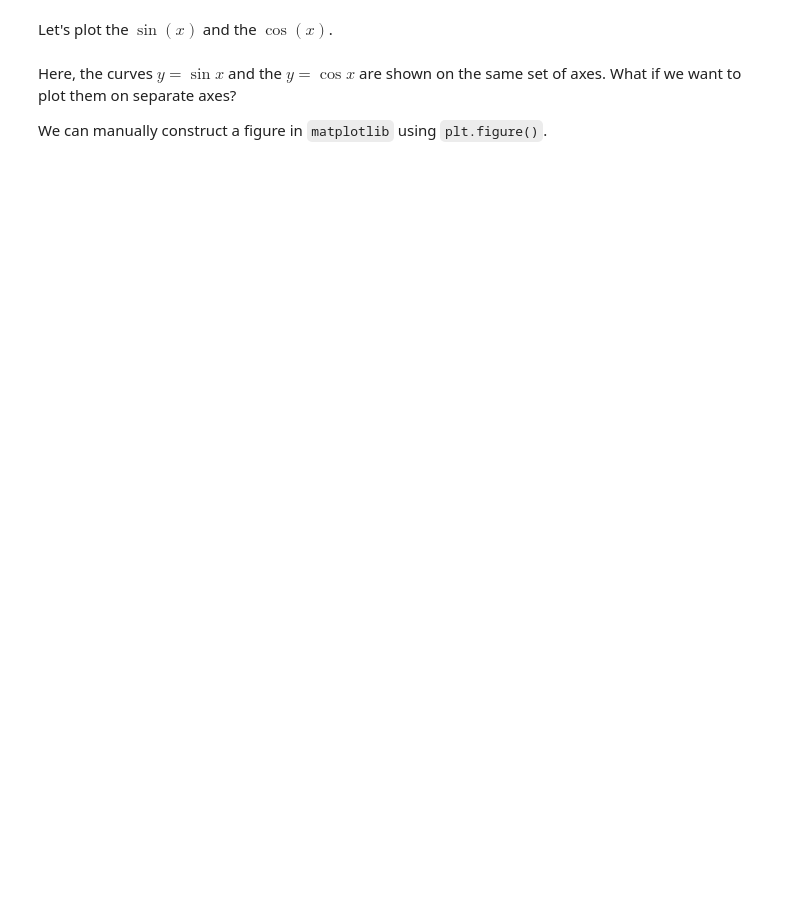
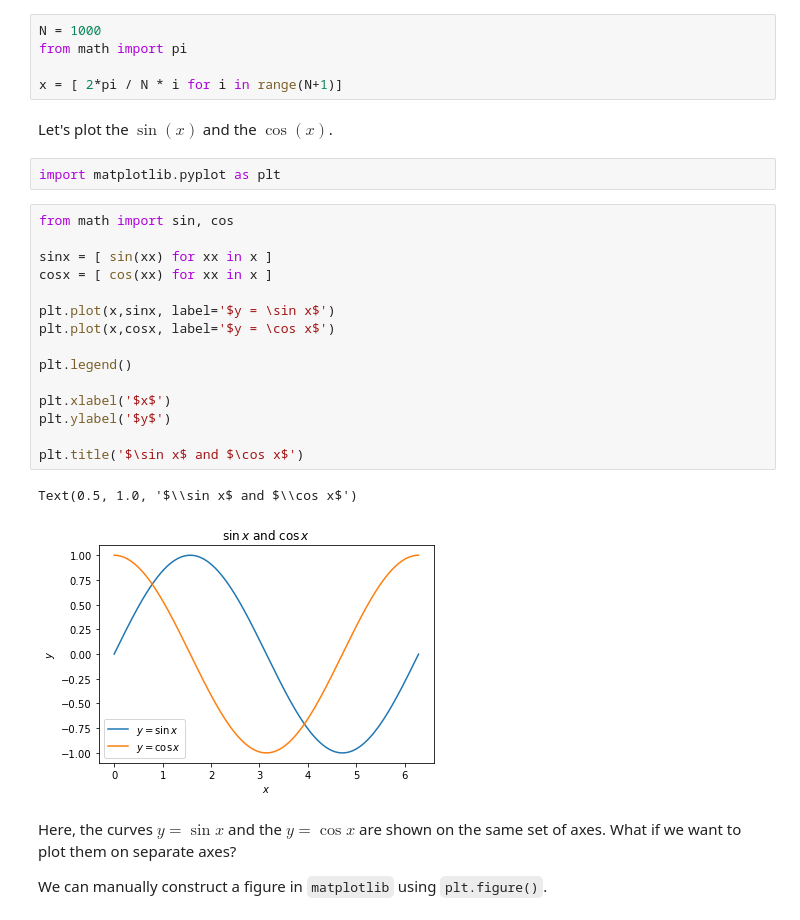
Before and after one commit to jllottes/jllottes.github.io, a Jupyter notebook: _static/weekly_notebooks/week05_notebook.ipynb, the cells around one changed output. Drawn from its saved outputs; the diff is of its cells as text; blank space fills up the shorter version.

```diff
--- a/_static/weekly_notebooks/week05_notebook.ipynb
+++ b/_static/weekly_notebooks/week05_notebook.ipynb
@@ -2,8 +2,33 @@
 # February 27, 2022
 # %% [markdown]
 Recall: We can generate a list of $N+1$ evenly spaced points between $a=0$ and $b=2\pi$ as follows:
+# %%
+N = 1000
+from math import pi
+
+x = [ 2*pi / N * i for i in range(N+1)]
 # %% [markdown]
 Let's plot the $\sin(x)$ and the $\cos(x)$.
+# %%
+import matplotlib.pyplot as plt
+# %%
+from math import sin, cos
+
+sinx = [ sin(xx) for xx in x ]
+cosx = [ cos(xx) for xx in x ]
+
+plt.plot(x,sinx, label='$y = \sin x$')
+plt.plot(x,cosx, label='$y = \cos x$')
+
+plt.legend()
+
+plt.xlabel('$x$')
+plt.ylabel('$y$')
+
+plt.title('$\sin x$ and $\cos x$')
+# %% [output]
+Text(0.5, 1.0, '$\\sin x$ and $\\cos x$')
+[figure, added]
 # %% [markdown]
 Here, the curves $y = \sin x$ and the $y = \cos x$ are shown on the same set of axes. What if we want to plot them on separate axes?
 
```
Also changed, not shown: parts of 11 cells of this notebook, 2 other files.
